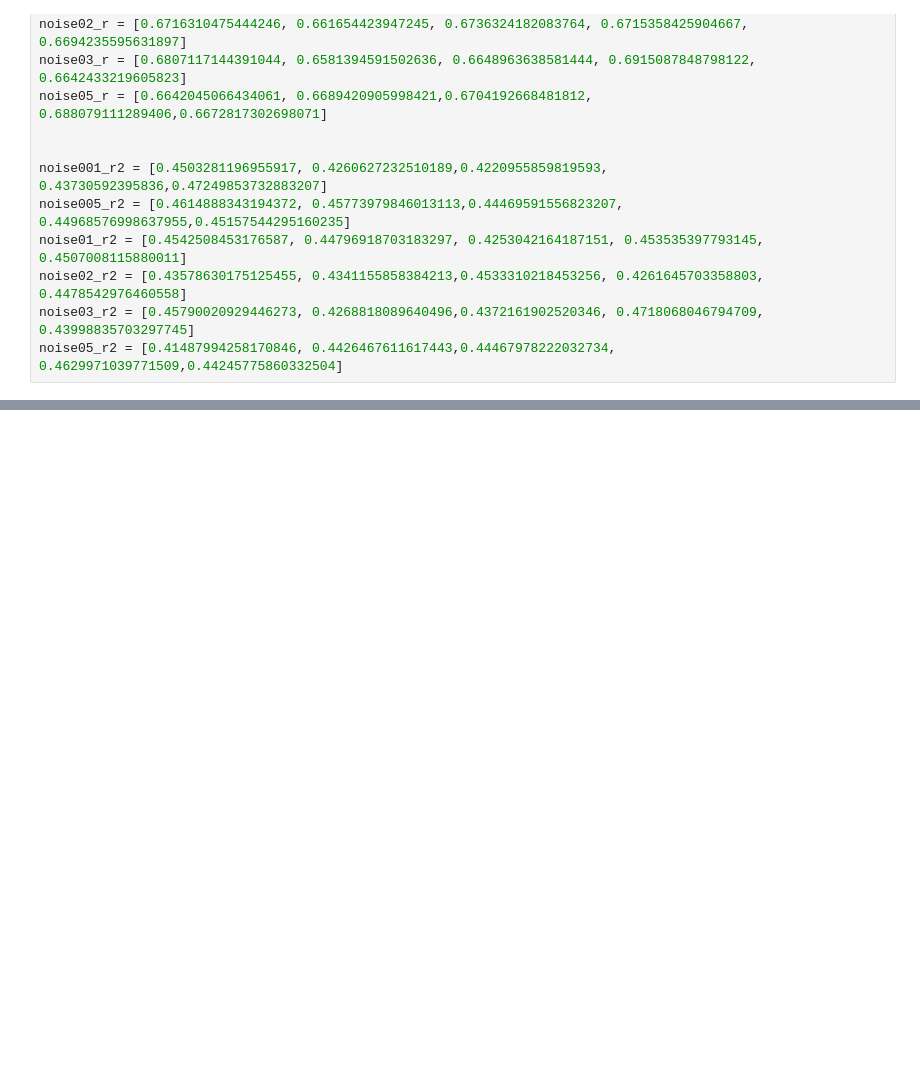
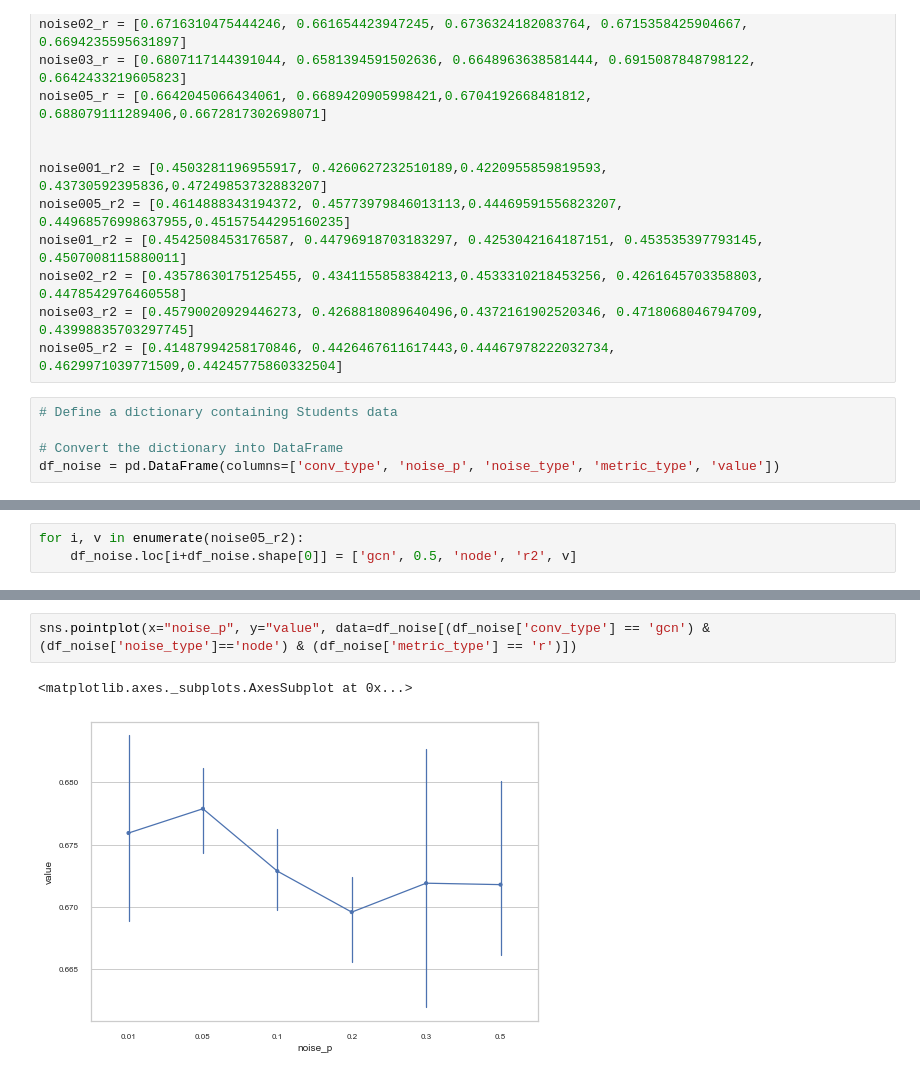
Before and after one commit to kamilest/brain-age-gnn, a Jupyter notebook: notebooks/model_selection.ipynb, the cells around one changed output, grey strips where cells are left out. Drawn from its saved outputs; the diff is of its cells as text; blank space fills up the shorter version.

```diff
--- a/notebooks/model_selection.ipynb
+++ b/notebooks/model_selection.ipynb
@@ -316,3 +338,8 @@ noise01_r2 = [0.4542508453176587, 0.44796918703183297, 0.4253042164187151, 0.453
 noise02_r2 = [0.43578630175125455, 0.4341155858384213,0.4533310218453256, 0.4261645703358803, 0.4478542976460558]
 noise03_r2 = [0.45790020929446273, 0.4268818089640496,0.4372161902520346, 0.4718068046794709, 0.43998835703297745]
 noise05_r2 = [0.41487994258170846, 0.4426467611617443,0.44467978222032734, 0.4629971039771509,0.44245775860332504]
+# %%
+# Define a dictionary containing Students data
+
+# Convert the dictionary into DataFrame
+df_noise = pd.DataFrame(columns=['conv_type', 'noise_p', 'noise_type', 'metric_type', 'value'])
@@ -318,0 +467,3 @@ noise05_r2 = [0.41487994258170846, 0.4426467611617443,0.44467978222032734, 0.462
+# %%
+for i, v in enumerate(noise05_r2):
+    df_noise.loc[i+df_noise.shape[0]] = ['gcn', 0.5, 'node', 'r2', v]
@@ -318,0 +490,5 @@ noise05_r2 = [0.41487994258170846, 0.4426467611617443,0.44467978222032734, 0.462
+# %%
+sns.pointplot(x="noise_p", y="value", data=df_noise[(df_noise['conv_type'] == 'gcn') & (df_noise['noise_type']=='node') & (df_noise['metric_type'] == 'r')])
+# %% [output]
+<matplotlib.axes._subplots.AxesSubplot at 0x...>
+[figure, added]
```
Also changed, not shown: parts of 5 cells of this notebook.
